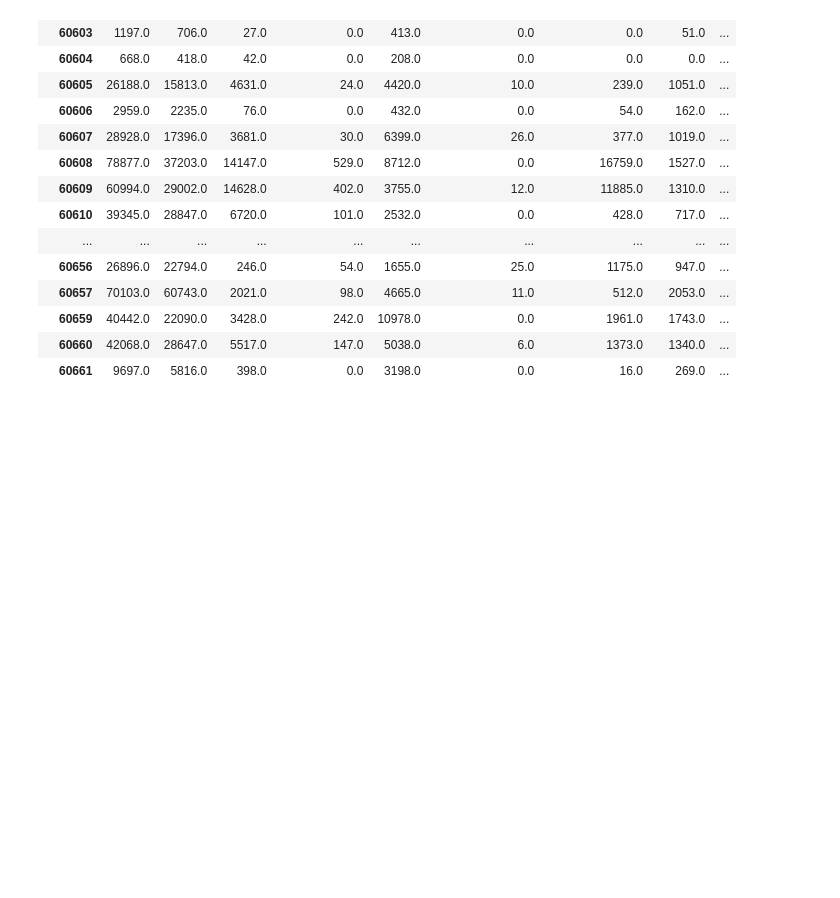
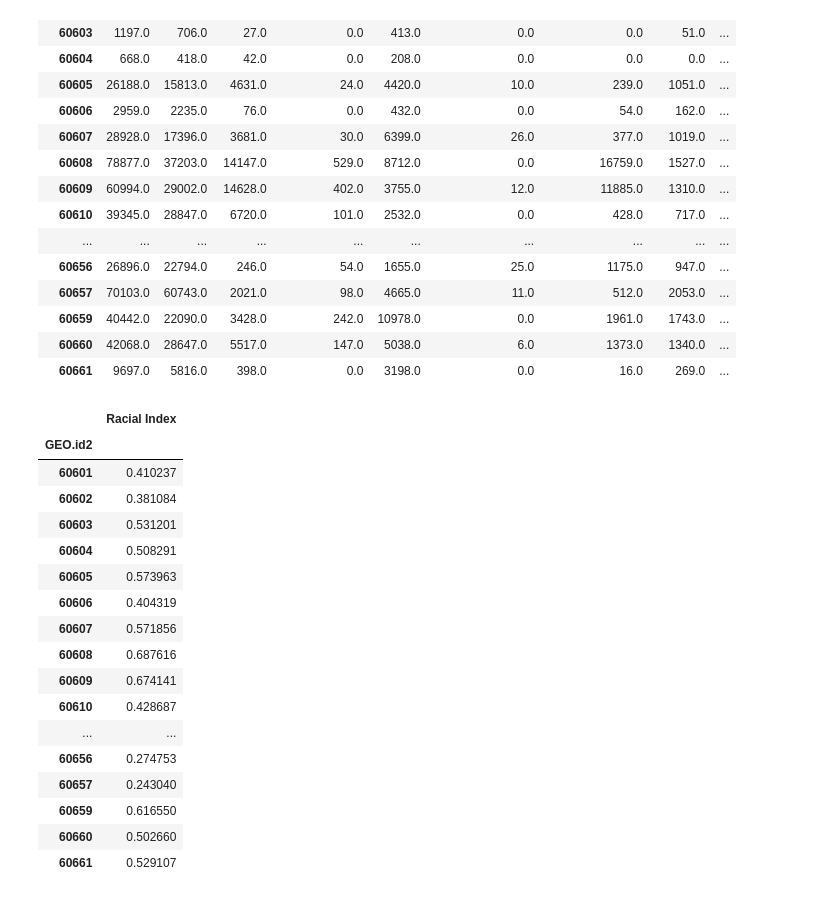
Before and after one commit to asdfang/spatial-project, a Jupyter notebook: ipynbs/racial_diversity.ipynb, the cells around one changed output. Drawn from its saved outputs; the diff is of its cells as text; code cells hidden in the pictures; blank space fills up the shorter version.

Commit message:
diversity notebooks in /ipynbs

```diff
--- a/racial_diversity.ipynb
+++ b/ipynbs/racial_diversity.ipynb
@@ -49,7 +49,7 @@ def simpson_index(total, cols):
     s = sum([col*(col-1.0) for col in cols])
     return 1.0 - (s/(total * (total - 1.0)))
 
-race_ests["Simpson Index"] = race_ests.apply(lambda row: simpson_index(row["Total"], [row["White"], row["Afr. Am."],
+race_ests["Rac. Index"] = race_ests.apply(lambda row: simpson_index(row["Total"], [row["White"], row["Afr. Am."],
                                                              row["Am./AK Native"], row["Asian"],
                                                              row["Native HI/Pac. Isl."], row["Other race alone"],
                                                              row["2+ races"]]), axis=1)
@@ -115,4 +143,26 @@ race_ests
 | 60660 | 42068.0 | 28647.0 | 5517.0 | 147.0 | 5038.0 | 6.0 | 1373.0 | 1340.0 | ... |
 | 60661 | 9697.0 | 5816.0 | 398.0 | 0.0 | 3198.0 | 0.0 | 16.0 | 269.0 | ... |
 # %%
-race_ests.to_csv('racial_diversity.csv')
+output = race_ests[['Racial Index']]
+
+output.to_csv('racial_diversity.csv')
+output
+# %% [output]
+|  | Racial Index |
+| GEO.id2 |  |
+| 60601 | 0.410237 |
+| 60602 | 0.381084 |
+| 60603 | 0.531201 |
+| 60604 | 0.508291 |
+| 60605 | 0.573963 |
+| 60606 | 0.404319 |
+| 60607 | 0.571856 |
+| 60608 | 0.687616 |
+| 60609 | 0.674141 |
+| 60610 | 0.428687 |
+| ... | ... |
+| 60656 | 0.274753 |
+| 60657 | 0.243040 |
+| 60659 | 0.616550 |
+| 60660 | 0.502660 |
+| 60661 | 0.529107 |
```
Also changed, not shown: parts of 1 cell of this notebook, 3 other files.
